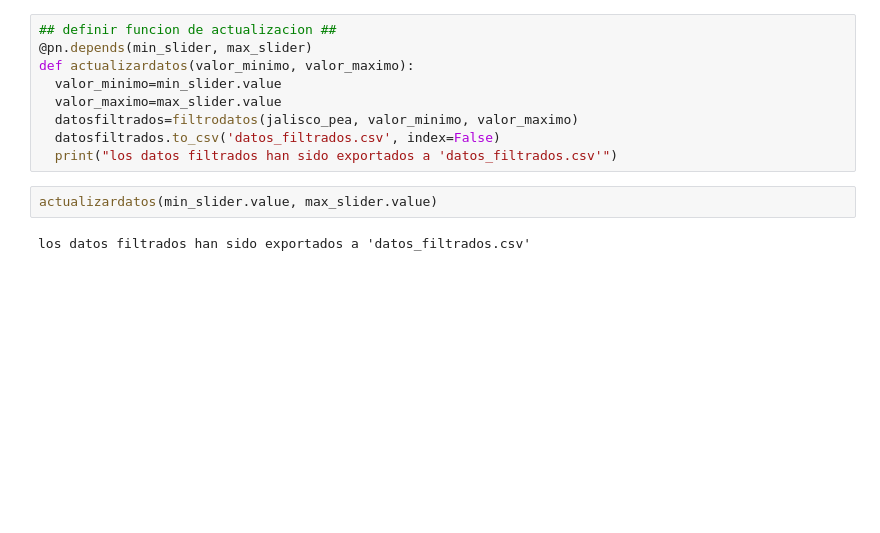
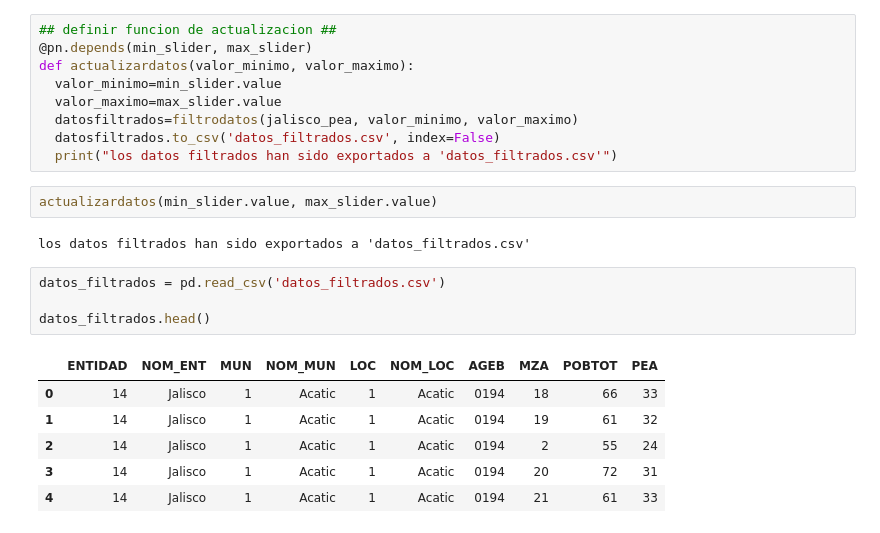
Before and after one commit to yujudith3/ProyectoFinalDashboard, a Jupyter notebook: Proyecto_Final_Dashboard.ipynb, the cells around one changed output. Cells and saved outputs as stored; diff of their text form; blank space fills up the shorter version.

```diff
--- a/Proyecto_Final_Dashboard.ipynb
+++ b/Proyecto_Final_Dashboard.ipynb
@@ -69,3 +69,14 @@ def actualizardatos(valor_minimo, valor_maximo):
 actualizardatos(min_slider.value, max_slider.value)
 # %% [output]
 los datos filtrados han sido exportados a 'datos_filtrados.csv'
+# %%
+datos_filtrados = pd.read_csv('datos_filtrados.csv')
+
+datos_filtrados.head()
+# %% [output]
+|  | ENTIDAD | NOM_ENT | MUN | NOM_MUN | LOC | NOM_LOC | AGEB | MZA | POBTOT | PEA |
+| 0 | 14 | Jalisco | 1 | Acatic | 1 | Acatic | 0194 | 18 | 66 | 33 |
+| 1 | 14 | Jalisco | 1 | Acatic | 1 | Acatic | 0194 | 19 | 61 | 32 |
+| 2 | 14 | Jalisco | 1 | Acatic | 1 | Acatic | 0194 | 2 | 55 | 24 |
+| 3 | 14 | Jalisco | 1 | Acatic | 1 | Acatic | 0194 | 20 | 72 | 31 |
+| 4 | 14 | Jalisco | 1 | Acatic | 1 | Acatic | 0194 | 21 | 61 | 33 |
```
